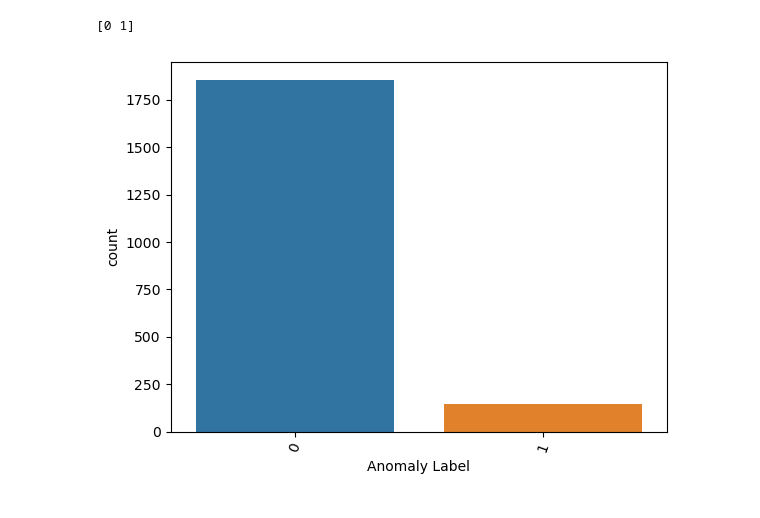
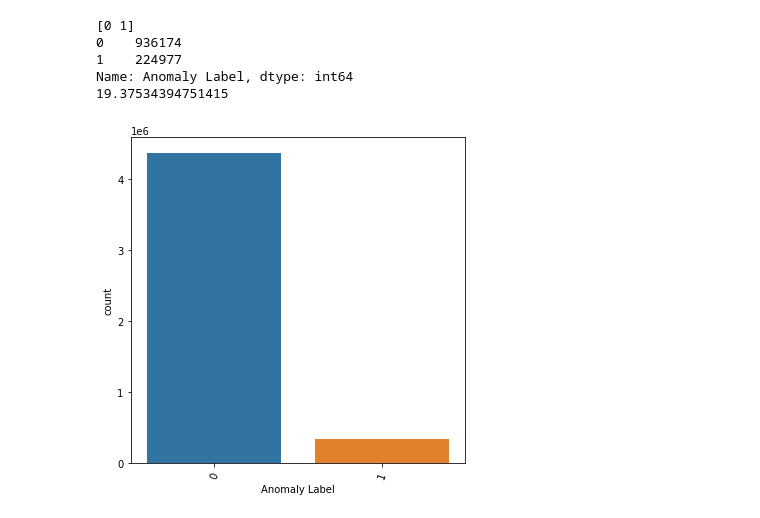
Before and after one commit to muthuskumar/msds13, a Jupyter notebook: eda.ipynb, the cells around one changed output. Cells and saved outputs as stored; diff of their text form; code cells hidden in the pictures.

```diff
--- a/eda.ipynb
+++ b/eda.ipynb
@@ -10,5 +11,9 @@ import seaborn as sns
 project_root = os.getcwd()
 input_dir = 'input'
 
-log_csv_file_name = 'bgl_2k.csv'
+log_csv_file_name = 'BGL.csv'
 log_csv_file = log_file = path.abspath(path.join(project_root, input_dir, log_csv_file_name))
+# %%
+original_df = pd.read_csv(log_csv_file)
+print(original_df.shape)
+print(original_df.info())
@@ -15,5 +38,5 @@ log_csv_file = log_file = path.abspath(path.join(project_root, input_dir, log_cs
 # %%
-original_df = pd.read_csv(log_csv_file, names=['Anomaly Type', 'Timestamp (ms)', 'Date', 'Node', 'Timestamp', 'Node Repeat', 'Message Type', 'Component', 'Level', 'Content'])
+original_df.drop(['Timestamp (ms)', 'Node Repeat'], axis = 1)
 original_df['Anomaly Label'] = np.where(original_df['Anomaly Type'] == '-', 0, 1)
 original_df['Timestamp'] = pd.to_datetime(original_df['Timestamp'], format='%Y-%m-%d-%H.%M.%S.%f')
 
@@ -85,0 +330,12 @@ End Date:  2006-01-03 07:13:09.127918
+# %%
+original_df['Date'] = pd.to_datetime(original_df['Date'], format='%Y-%m-%d')
+df_200506 = original_df.loc[(original_df['Timestamp'] >= '2005-06-01') & (original_df['Timestamp'] < '2005-06-30')]
+
+df_200506_anomaly_over_timestamp = df_200506.resample(rule='D', on='Timestamp')['Anomaly Label'].sum()
+
+fig, ax = plt.subplots(figsize=(20, 20))
+op = sns.barplot(x = df_200506_anomaly_over_timestamp.index, y = df_200506_anomaly_over_timestamp.values)
+op.set_xticklabels(labels=df_200506_anomaly_over_timestamp.index, rotation=70)
+plt.show()
+
+print(df_200506_anomaly_over_timestamp.sort_values(ascending=False))
@@ -86,9 +384,18 @@ End Date:  2006-01-03 07:13:09.127918
 # %%
-unique_anomaly_labels = original_df['Anomaly Label'].unique()
-print(unique_anomaly_labels)
-op = sns.countplot(x='Anomaly Label', data=original_df)
-op.set_xticklabels(labels=unique_anomaly_labels, rotation=70)
+df_200506_unique_anomaly_labels = df_200506['Anomaly Label'].unique()
+print(df_200506_unique_anomaly_labels)
+df_200506_anomaly_distribution = df_200506['Anomaly Label'].value_counts()
+print(df_200506_anomaly_distribution)
+print(df_200506_anomaly_distribution[1]/(df_200506_anomaly_distribution[0]+df_200506_anomaly_distribution[1])*100)
+
+fig, ax = plt.subplots(figsize=(6, 6))
+op = sns.countplot(x='Anomaly Label', data=original_df, order=df_200506['Anomaly Label'].value_counts().index)
+op.set_xticklabels(labels=df_200506_unique_anomaly_labels, rotation=70)
 plt.show()
 # %% [output]
 [0 1]
+0    936174
+1    224977
+Name: Anomaly Label, dtype: int64
+19.37534394751415
-[figure, old version]
+[figure, new version]
```
Also changed, not shown: parts of 31 cells of this notebook, 2 other files.
